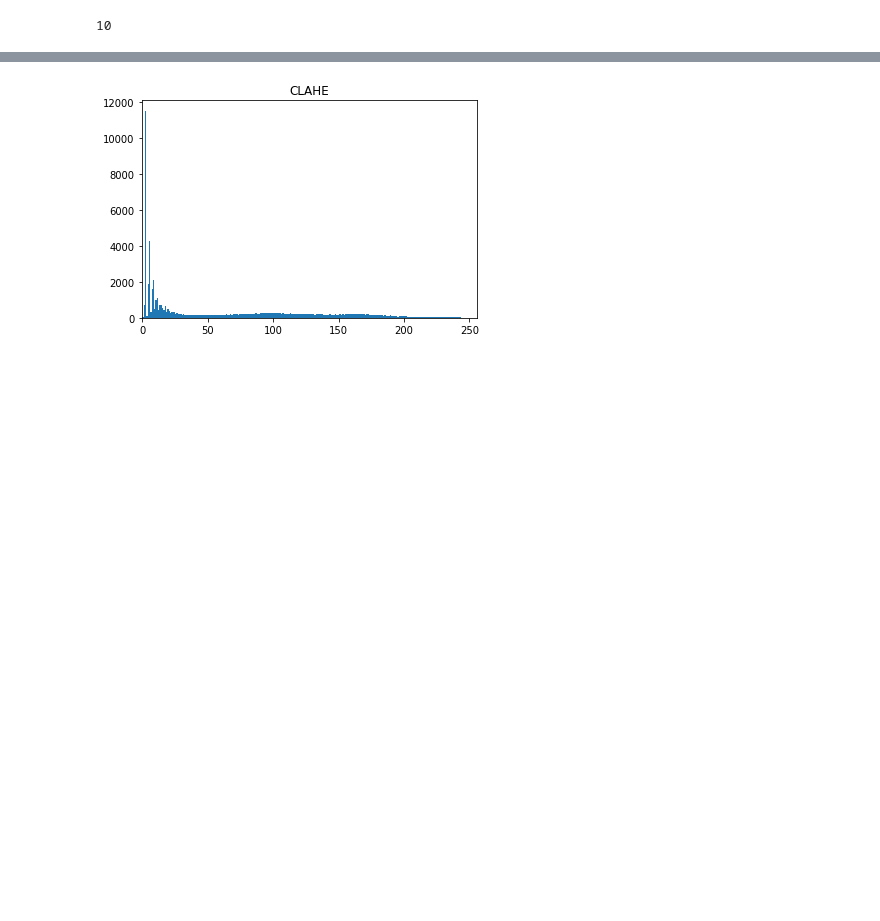
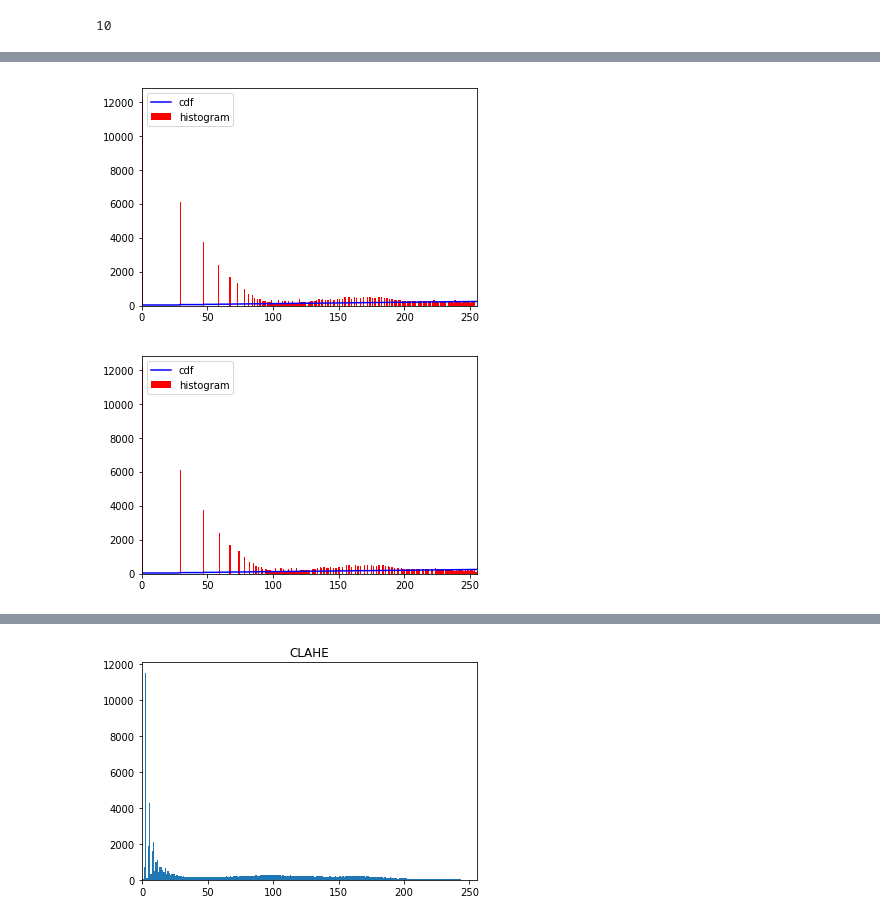
Before and after one commit to nathan-14200/wsbim2243, a Jupyter notebook: wsbim2243 - notebook.ipynb, the cells around one changed output, grey strips where cells are left out. Cells and saved outputs as stored; diff of their text form; code cells hidden in the pictures; blank space fills up the shorter version.

```diff
--- a/wsbim2243 - notebook.ipynb
+++ b/wsbim2243 - notebook.ipynb
@@ -93 +144,26 @@ print(img[200][200])
+# %%
+#Comparing histogram of custom and cv2 histogram equalizer
+
+hists, bins = np.histogram(custom_res, 256)
+cdf = hists.cumsum()
+cdf_normalized = cdf * 255/ cdf.max()
+
+plt.plot(cdf_normalized, color = 'b')
+plt.hist(custom_res.flatten(), 256,[0,255], color = 'r')
+plt.xlim([0,255])
+plt.legend(('cdf','histogram'), loc = 'upper left')
+plt.show()
+
+hists, bins = np.histogram(equ, 256)
+cdf = hists.cumsum()
+cdf_normalized = cdf * 255/ cdf.max()
+
+plt.plot(cdf_normalized, color = 'b')
+plt.hist(equ.flatten(),256,[0,255], color = 'r')
+plt.xlim([0,255])
+plt.legend(('cdf','histogram'), loc = 'upper left')
+plt.show()
+# %% [output]
+[figure, added]
+[figure, added]
 # %%
```
Also changed, not shown: parts of 5 cells of this notebook.
